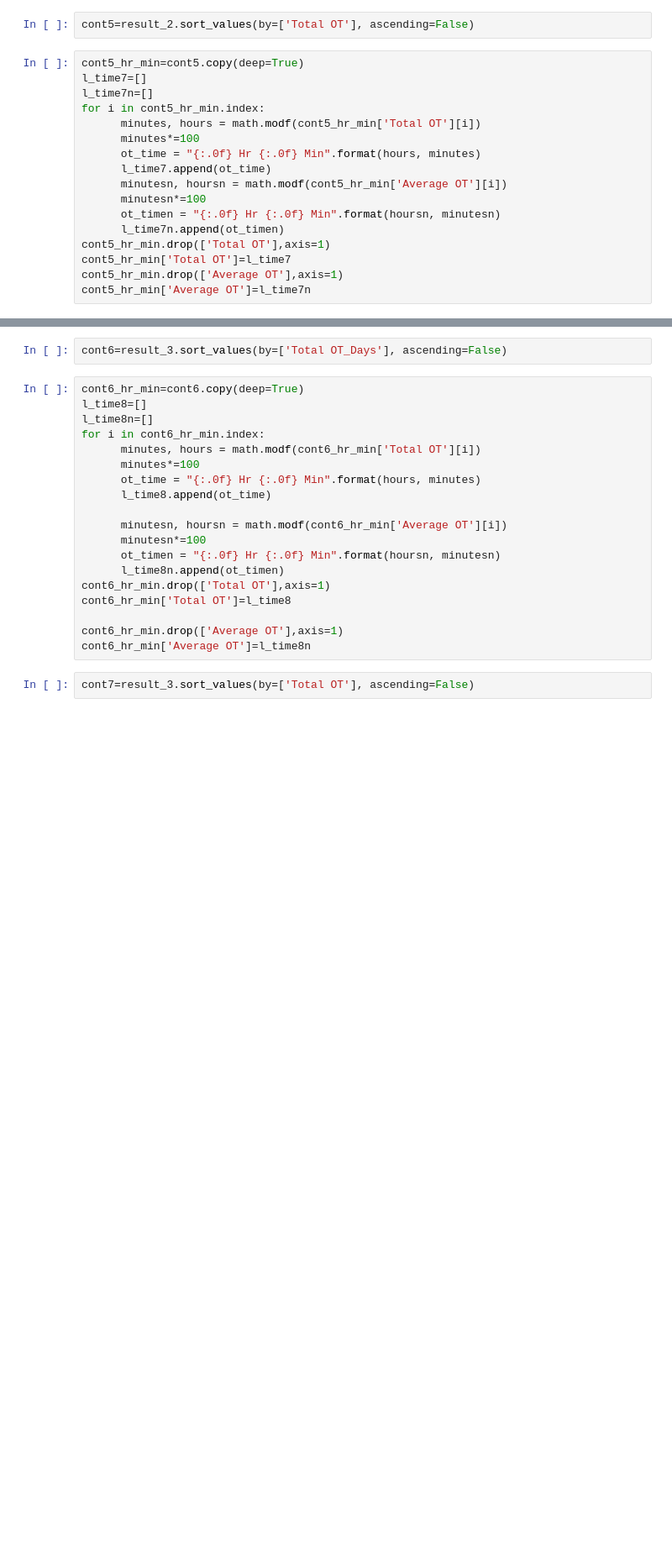
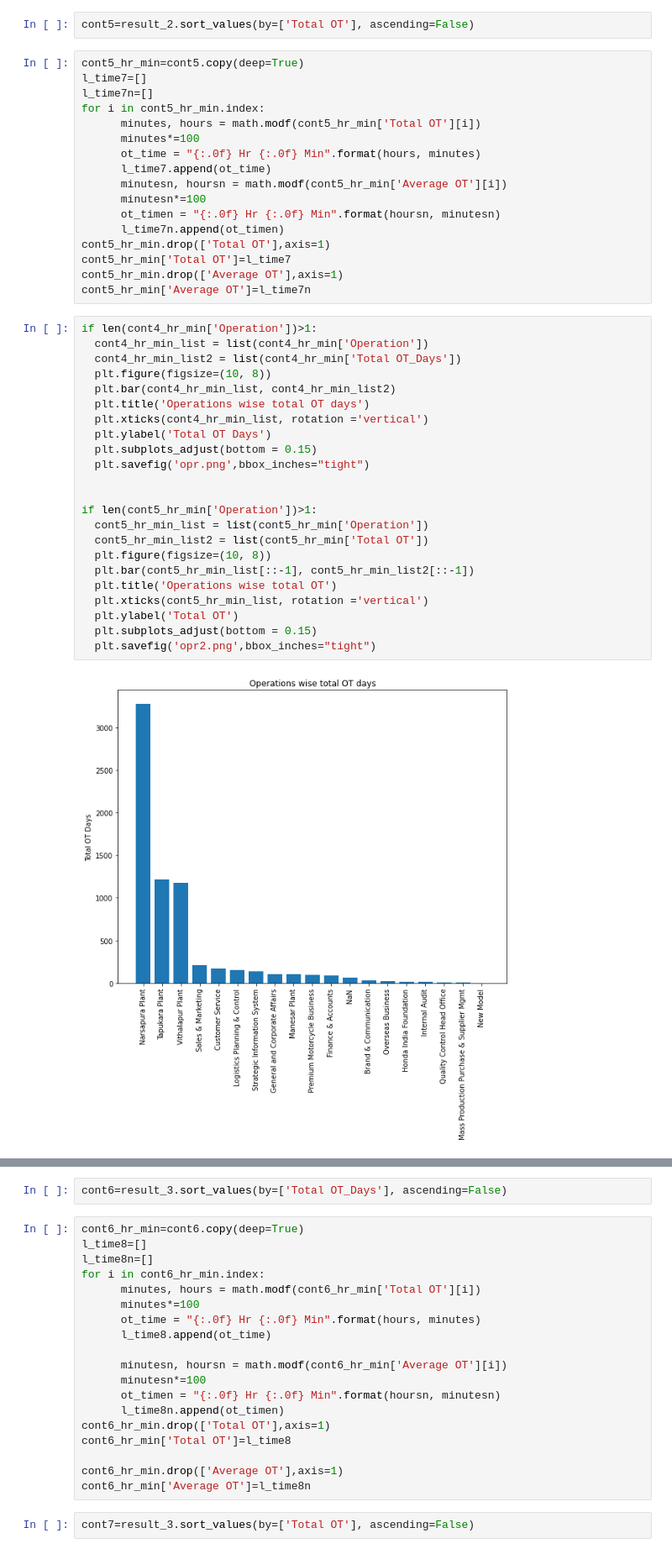
Before and after one commit to kartikeyahl/MS_analysis, a Jupyter notebook: PunchTimeAnalysisLatest4.ipynb, the cells around one changed output, grey strips where cells are left out. Shown: that part at 84% size. Cells and saved outputs as stored; diff of their text form; blank space fills up the shorter version.

```diff
--- a/PunchTimeAnalysisLatest4.ipynb
+++ b/PunchTimeAnalysisLatest4.ipynb
@@ -1069,3 +1205,28 @@ cont5_hr_min.drop(['Total OT'],axis=1)
 cont5_hr_min['Total OT']=l_time7
 cont5_hr_min.drop(['Average OT'],axis=1)
 cont5_hr_min['Average OT']=l_time7n
+# %%
+if len(cont4_hr_min['Operation'])>1:
+  cont4_hr_min_list = list(cont4_hr_min['Operation'])
+  cont4_hr_min_list2 = list(cont4_hr_min['Total OT_Days'])
+  plt.figure(figsize=(10, 8))
+  plt.bar(cont4_hr_min_list, cont4_hr_min_list2)
+  plt.title('Operations wise total OT days')
+  plt.xticks(cont4_hr_min_list, rotation ='vertical')
+  plt.ylabel('Total OT Days')
+  plt.subplots_adjust(bottom = 0.15)
+  plt.savefig('opr.png',bbox_inches="tight")
+
+
+if len(cont5_hr_min['Operation'])>1:
+  cont5_hr_min_list = list(cont5_hr_min['Operation'])
+  cont5_hr_min_list2 = list(cont5_hr_min['Total OT'])
+  plt.figure(figsize=(10, 8))
+  plt.bar(cont5_hr_min_list[::-1], cont5_hr_min_list2[::-1])
+  plt.title('Operations wise total OT')
+  plt.xticks(cont5_hr_min_list, rotation ='vertical')
+  plt.ylabel('Total OT')
+  plt.subplots_adjust(bottom = 0.15)
+  plt.savefig('opr2.png',bbox_inches="tight")
+# %% [output]
+[figure, added]
```
Also changed, not shown: parts of 17 cells of this notebook.
